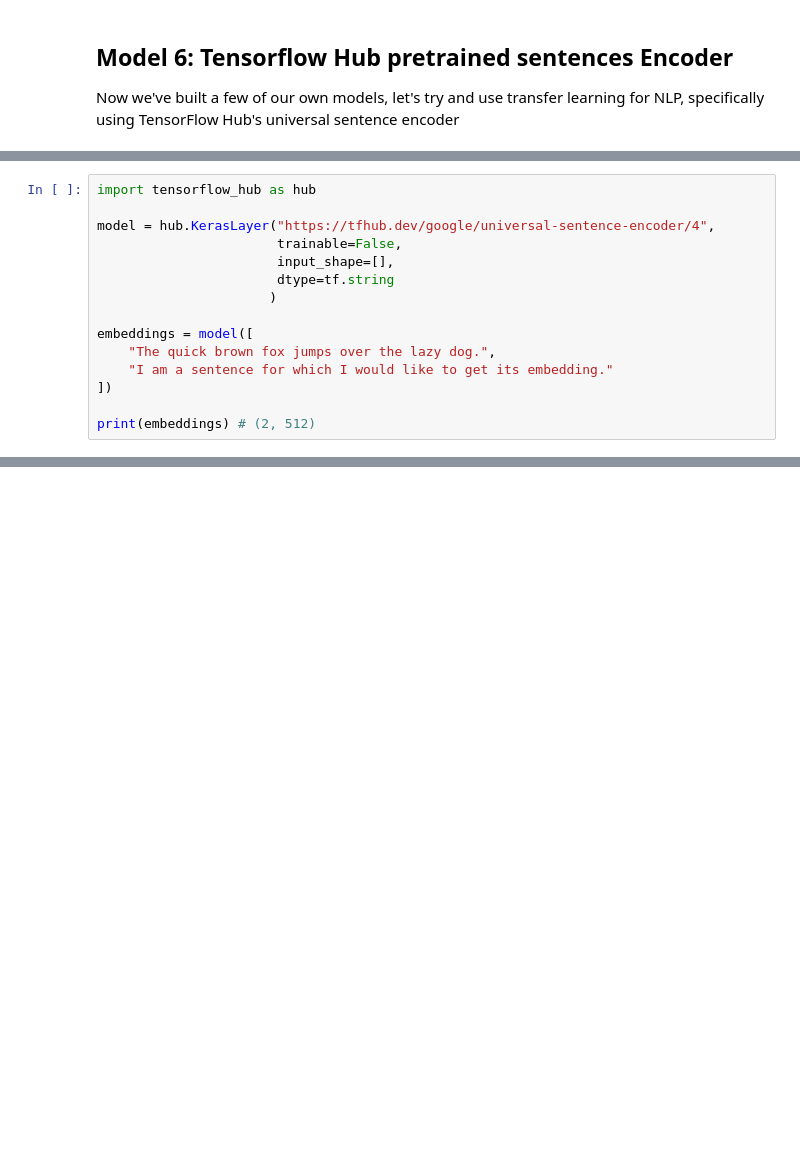
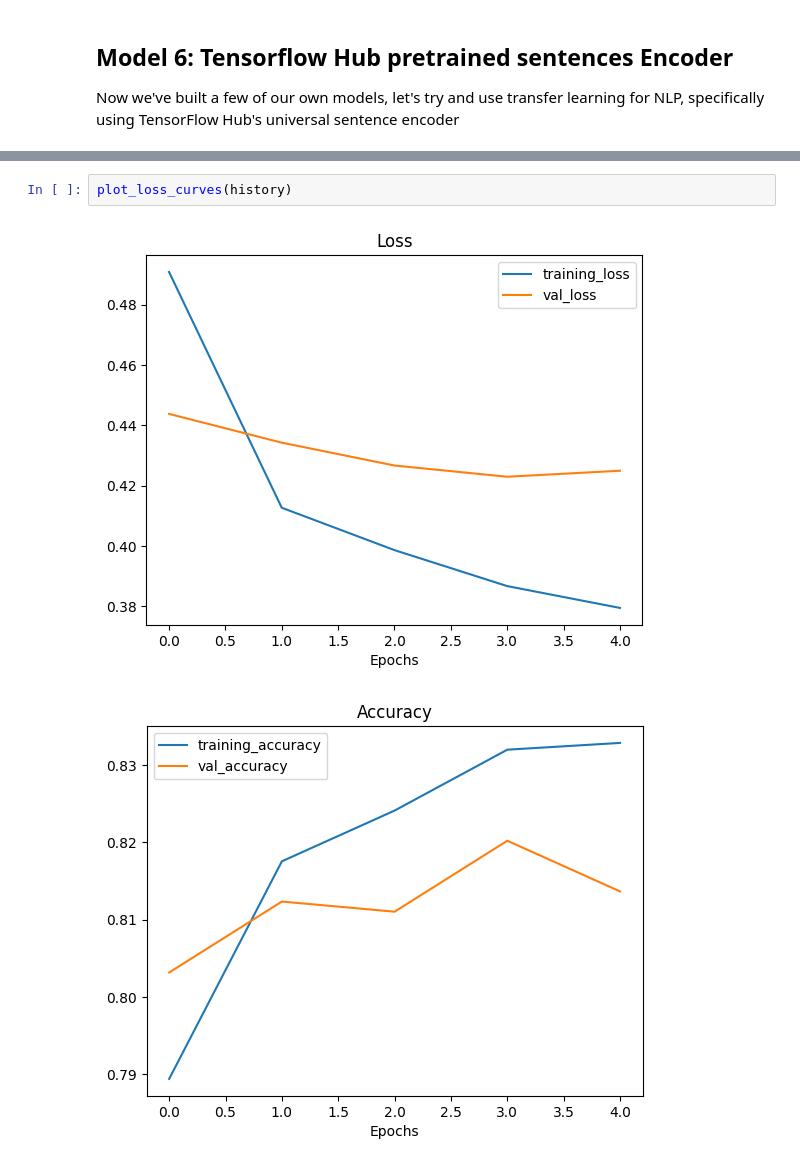
Before and after one commit to mogesTesema/Machine-Learning-Mastery-With-TensorFlow, a Jupyter notebook: NLP/08_itroduction_to_NLP_with_tensorflow.ipynb, the cells around one changed output, grey strips where cells are left out. Drawn from its saved outputs; the diff is of its cells as text; blank space fills up the shorter version.

```diff
--- a/NLP/08_itroduction_to_NLP_with_tensorflow.ipynb
+++ b/NLP/08_itroduction_to_NLP_with_tensorflow.ipynb
@@ -717,15 +1127,0 @@ Path to model files: /kaggle/input/universal-sentence-encoder/tensorflow2/univer
-# %%
-import tensorflow_hub as hub
-
-model = hub.KerasLayer("https://tfhub.dev/google/universal-sentence-encoder/4",
-                       trainable=False,
-                       input_shape=[],
-                       dtype=tf.string
-                      )
-
-embeddings = model([
-    "The quick brown fox jumps over the lazy dog.",
-    "I am a sentence for which I would like to get its embedding."
-])
-
-print(embeddings) # (2, 512)
@@ -805,0 +1345,5 @@ Binding inputs to tf.function failed due to `A KerasTensor cannot be used as inp
+# %%
+plot_loss_curves(history)
+# %% [output]
+[figure, added]
+[figure, added]
```
Also changed, not shown: parts of 79 cells of this notebook.
